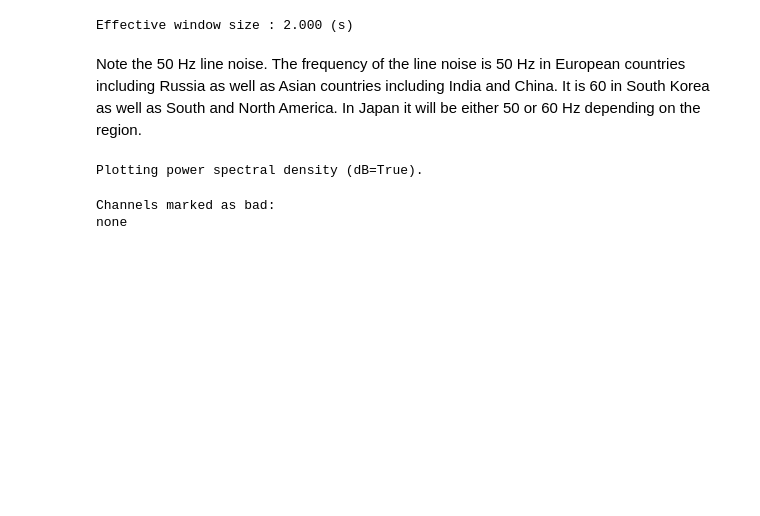
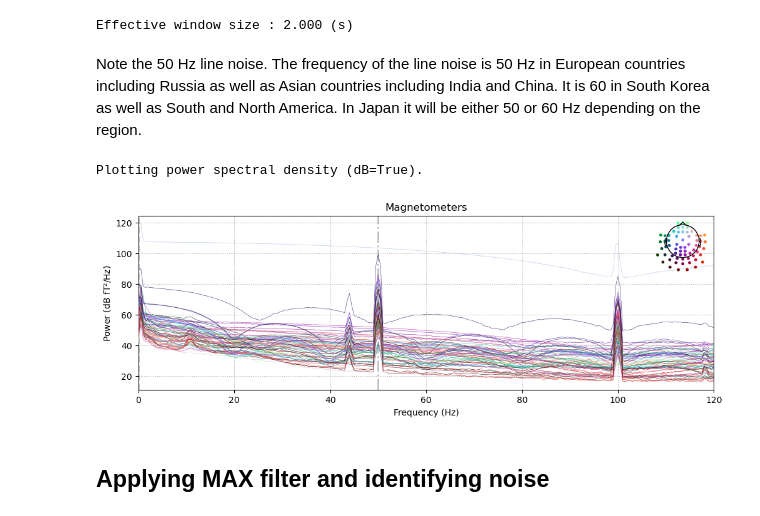
Before and after one commit to Azrae101/Bachelor2025, a Jupyter notebook: sanity checks/sub1.ipynb, the cells around one changed output. Cells and saved outputs as stored; diff of their text form; code cells hidden in the pictures; blank space fills up the shorter version.

```diff
--- a/sanity checks/sub1.ipynb
+++ b/sanity checks/sub1.ipynb
@@ -104,22 +98,18 @@ none
 # %% [markdown]
 Note that in the FLUX pipeline they calculate the power spectra for only one dimension of sensors. Their sensors are named OPM *X* OPM *Y* and OPM *Z* based on the dimension. They say it is easier to compute PSD for the Z dimension. Plus they also mark the bad channels.
 # %%
-picks = mne.pick_types(raw.info, meg=True, eeg=False, eog=False, stim=False, exclude='bads')
+
 
 n_fft = 2000 # achieving a 0.5 Hz frequency resolution
-raw_psd = raw.compute_psd('welch', fmin=0.0, fmax=120, picks=picks, n_fft=n_fft, n_overlap=int(n_fft // 2))
+raw_psd = raw.compute_psd('welch', fmin=0.0, fmax=120, picks="mag", n_fft=n_fft, n_overlap=int(n_fft // 2))
 # %% [output]
 Effective window size : 2.000 (s)
 # %% [markdown]
 Note the 50 Hz line noise. The frequency of the line noise is 50 Hz in European countries including Russia as well as Asian countries including India and China. It is 60 in South Korea as well as South and North America. In Japan it will be either 50 or 60 Hz depending on the region.
 # %%
-%matplotlib qt
-raw_psd.plot(exclude='bads',picks='mag');
+raw_psd.plot();
 # %% [output]
 Plotting power spectral density (dB=True).
+[figure, added]
-# %%
-%matplotlib qt
-raw.plot(duration=10, title='Raw', picks=picks);
-# %% [output]
-Channels marked as bad:
-none
+# %% [markdown]
+## Applying MAX filter and identifying noise
```
Also changed, not shown: parts of 12 cells of this notebook, 4 other files.
